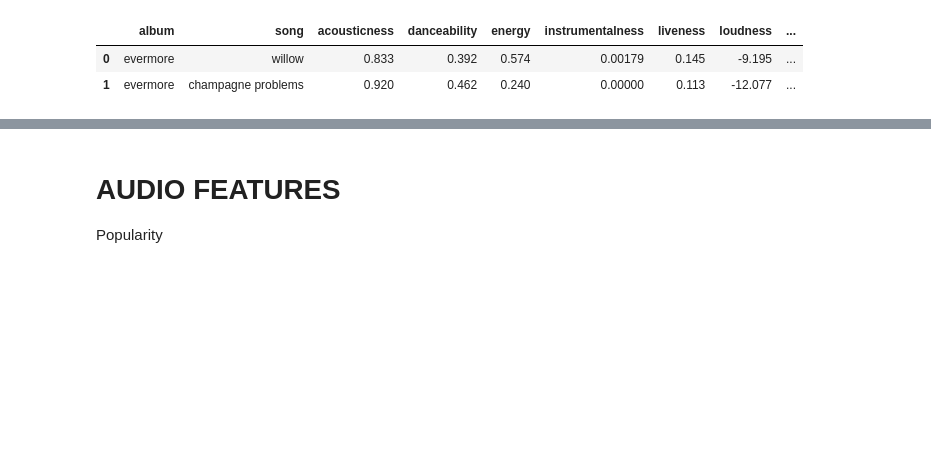
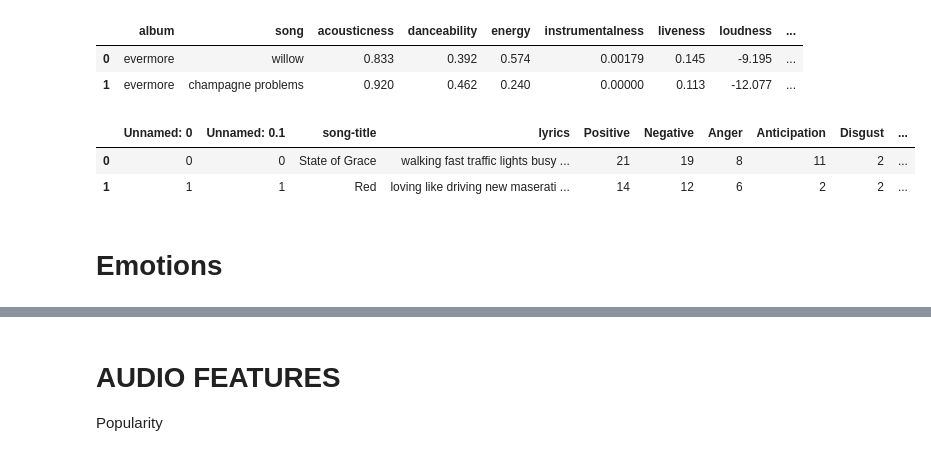
Before and after one commit to Gail529/Taylor, a Jupyter notebook: Taylor_analysis.ipynb, the cells around one changed output, grey strips where cells are left out. Drawn from its saved outputs; the diff is of its cells as text; code cells hidden in the pictures; blank space fills up the shorter version.

```diff
--- a/Taylor_analysis.ipynb
+++ b/Taylor_analysis.ipynb
@@ -12,3 +22,12 @@ data.head(2)
 |  | album | song | acousticness | danceability | energy | instrumentalness | liveness | loudness | ... |
 | 0 | evermore | willow | 0.833 | 0.392 | 0.574 | 0.00179 | 0.145 | -9.195 | ... |
 | 1 | evermore | champagne problems | 0.920 | 0.462 | 0.240 | 0.00000 | 0.113 | -12.077 | ... |
+# %%
+lyrics_data=pd.read_csv('/content/taylor_emotion_scores.csv')
+lyrics_data.head(2)
+# %% [output]
+|  | Unnamed: 0 | Unnamed: 0.1 | song-title | lyrics | Positive | Negative | Anger | Anticipation | Disgust | ... |
+| 0 | 0 | 0 | State of Grace | walking fast traffic lights busy ... | 21 | 19 | 8 | 11 | 2 | ... |
+| 1 | 1 | 1 | Red | loving like driving new maserati ... | 14 | 12 | 6 | 2 | 2 | ... |
+# %% [markdown]
+# Emotions
```
Also changed, not shown: parts of 9 cells of this notebook.
